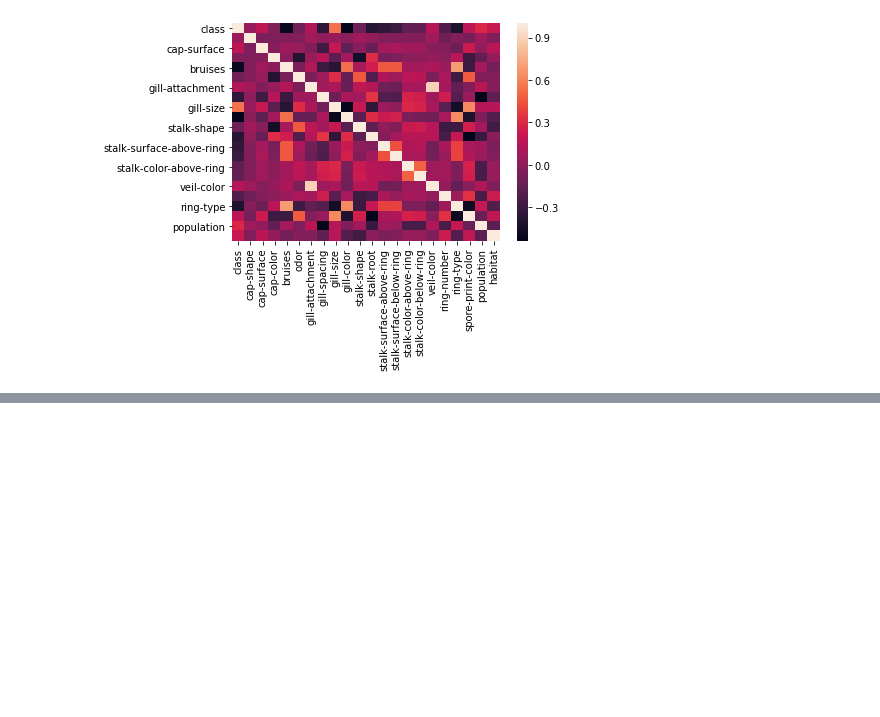
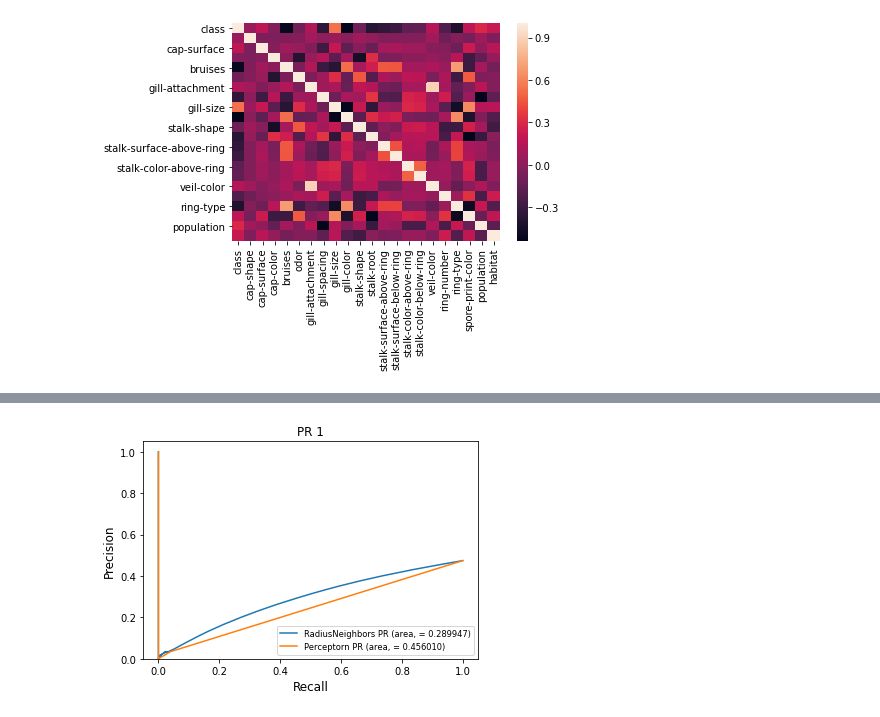
Before and after one commit to iagsav/ml_rob_nets_2020, a Jupyter notebook: ml/lab2/Skrynsky/Skrynsky_lab2.ipynb, the cells around one changed output, grey strips where cells are left out. Saved outputs shown, nothing was run; the diff lists cells and outputs as text; code cells hidden in the pictures; blank space fills up the shorter version.

```diff
--- a/ml/lab2/Skrynsky/Skrynsky_lab2.ipynb
+++ b/ml/lab2/Skrynsky/Skrynsky_lab2.ipynb
@@ -160,0 +325,15 @@ sns.heatmap(table_corr)
+# %%
+radnc_roc.addPr(prob_ppn, 0, 'RadiusNeighbors', y_test)
+radnc_roc.addPr(prob_radnc, 0, 'Perceptorn', y_test)
+
+
+
+plt.xlim([-0.05, 1.05])
+plt.ylim([0.0, 1.05])
+plt.xlabel('Recall', fontsize='large')
+plt.ylabel('Precision', fontsize='large')
+plt.legend(loc=4, fontsize='small')
+plt.title('PR 1')
+plt.show()
+# %% [output]
+[figure, added]
```
Also changed, not shown: parts of 20 cells of this notebook.
